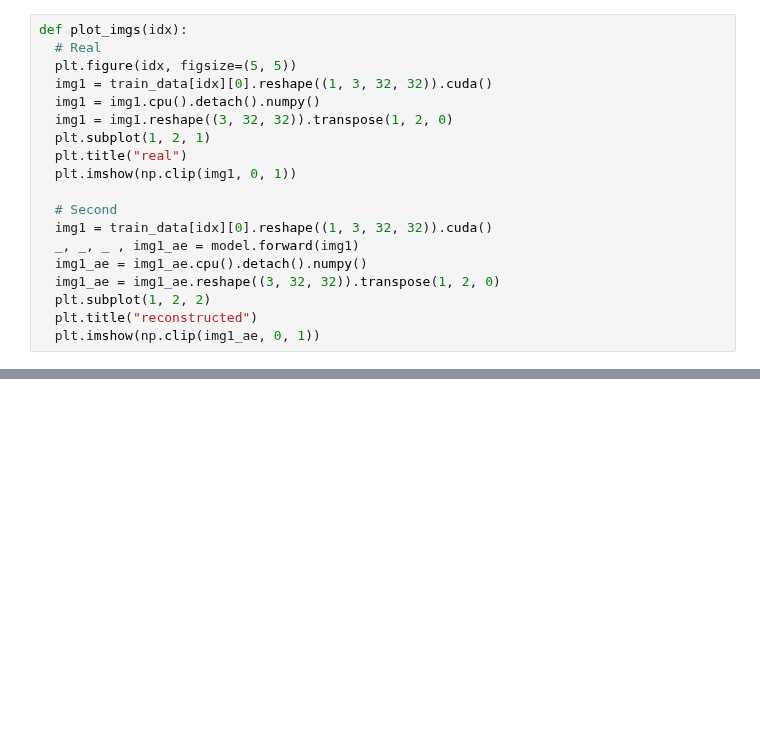
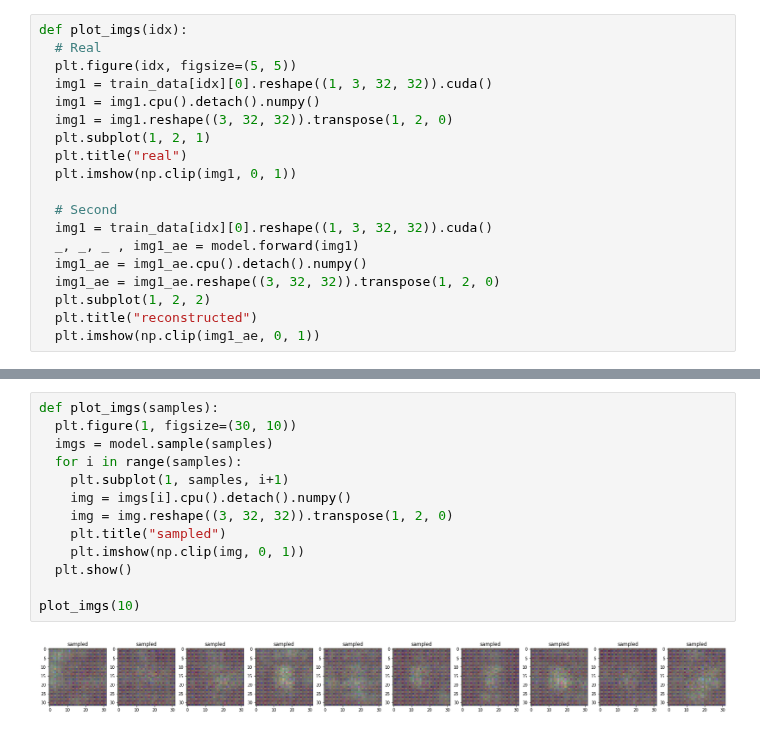
Before and after one commit to dscho15/deep-learning-course, a Jupyter notebook: Lecture8.ipynb, the cells around one changed output, grey strips where cells are left out. Cells and saved outputs as stored; diff of their text form; blank space fills up the shorter version.

```diff
--- a/Lecture8.ipynb
+++ b/Lecture8.ipynb
@@ -340,0 +352,15 @@ plt.show()
+# %%
+def plot_imgs(samples):
+  plt.figure(1, figsize=(30, 10))
+  imgs = model.sample(samples)
+  for i in range(samples):
+    plt.subplot(1, samples, i+1)
+    img = imgs[i].cpu().detach().numpy()
+    img = img.reshape((3, 32, 32)).transpose(1, 2, 0)
+    plt.title("sampled")
+    plt.imshow(np.clip(img, 0, 1))
+  plt.show()
+
+plot_imgs(10)
+# %% [output]
+[figure, added]
```
Also changed, not shown: parts of 4 cells of this notebook.
